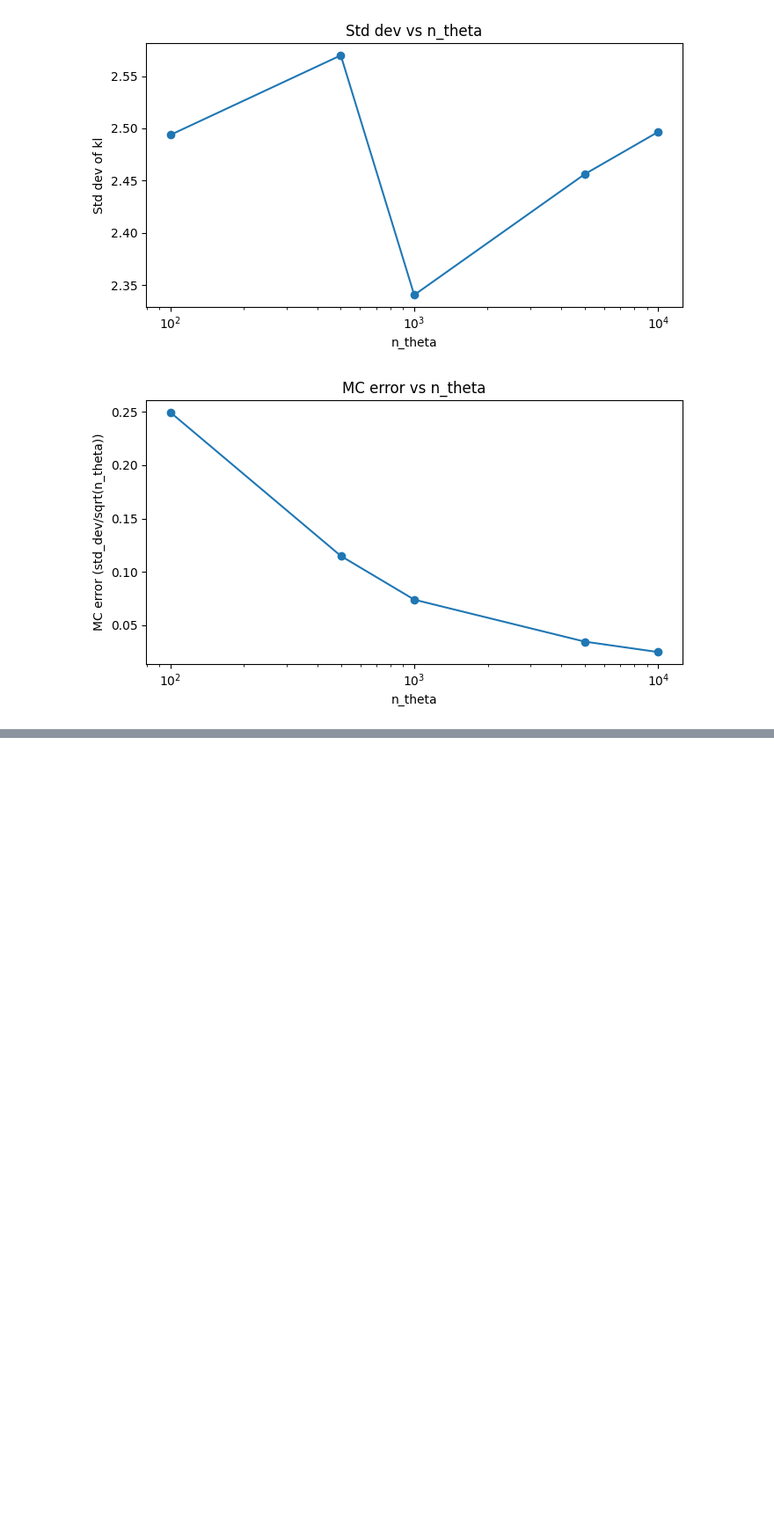
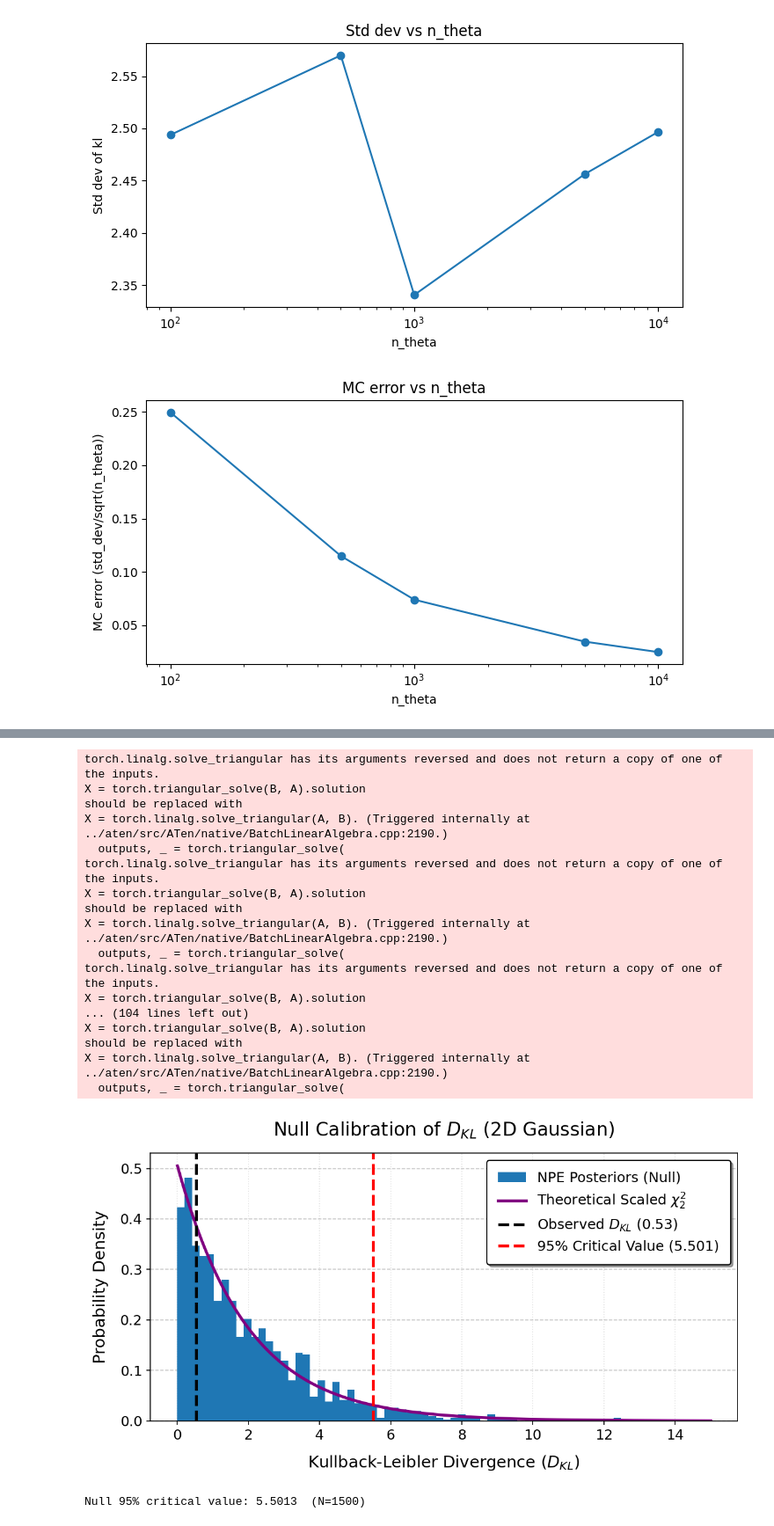
Before and after one commit to jayvasireddy/Part-III-Research-Project, a Jupyter notebook: 2D Gaussian Example/Gaussian_with_off_diag.ipynb, the cells around one changed output, grey strips where cells are left out. Shown at 88% size. Drawn from its saved outputs; the diff is of its cells as text; code cells hidden in the pictures; blank space fills up the shorter version.

```diff
--- a/2D Gaussian Example/Gaussian_with_off_diag.ipynb
+++ b/2D Gaussian Example/Gaussian_with_off_diag.ipynb
@@ -1152,0 +1322,36 @@ dkls, crit_val_95, dkls_perturbed, crit_val_95_perturbed = calibrate_null_dkl_an
+# %%
+# ---------------------------------------------------------------------------
+# Sensitivity sweep: null ONCE at high N, perturbed cheaply per eps
+# ---------------------------------------------------------------------------
+
+N_null        = 1500   # high N -- 95th-percentile stability
+N_pert        = 300    # lower N is fine for the median
+n_theta_sweep = 500
+
+# Step 1 -- null distribution, computed once
+dkls_null_sweep, crit_val_95_sweep = calibrate_null_dkl_only_parallel(
+    posterior1_direct, posterior2_direct, prior,
+    N=N_null, n_theta=n_theta_sweep,
+    loc1=loc1, scale1=scale1,
+    n_jobs=24, dkl_obs=dkl_obs,
+)
+# %% [output]
+torch.linalg.solve_triangular has its arguments reversed and does not return a copy of one of the inputs.
+X = torch.triangular_solve(B, A).solution
+should be replaced with
+X = torch.linalg.solve_triangular(A, B). (Triggered internally at ../aten/src/ATen/native/BatchLinearAlgebra.cpp:2190.)
+  outputs, _ = torch.triangular_solve(
+torch.linalg.solve_triangular has its arguments reversed and does not return a copy of one of the inputs.
+X = torch.triangular_solve(B, A).solution
+should be replaced with
+X = torch.linalg.solve_triangular(A, B). (Triggered internally at ../aten/src/ATen/native/BatchLinearAlgebra.cpp:2190.)
+  outputs, _ = torch.triangular_solve(
+torch.linalg.solve_triangular has its arguments reversed and does not return a copy of one of the inputs.
+X = torch.triangular_solve(B, A).solution
+... (104 lines left out)
+X = torch.triangular_solve(B, A).solution
+should be replaced with
+X = torch.linalg.solve_triangular(A, B). (Triggered internally at ../aten/src/ATen/native/BatchLinearAlgebra.cpp:2190.)
+  outputs, _ = torch.triangular_solve(
+[figure, added]
+Null 95% critical value: 5.5013  (N=1500)
```
Also changed, not shown: parts of 12 cells of this notebook, 9 other files.
